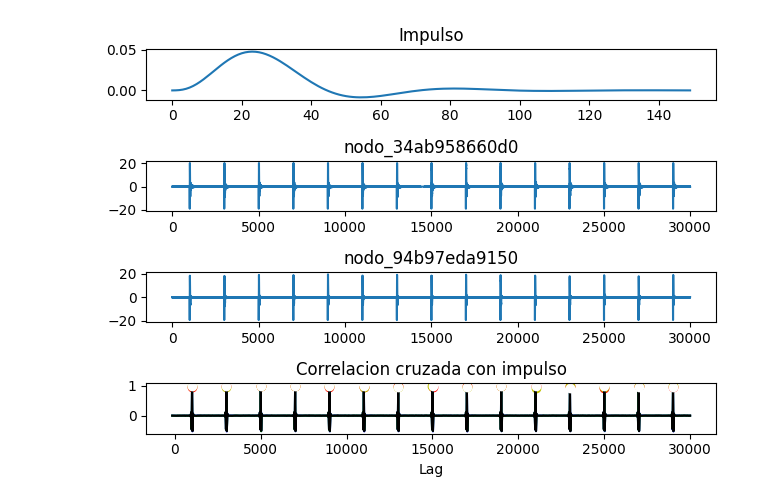
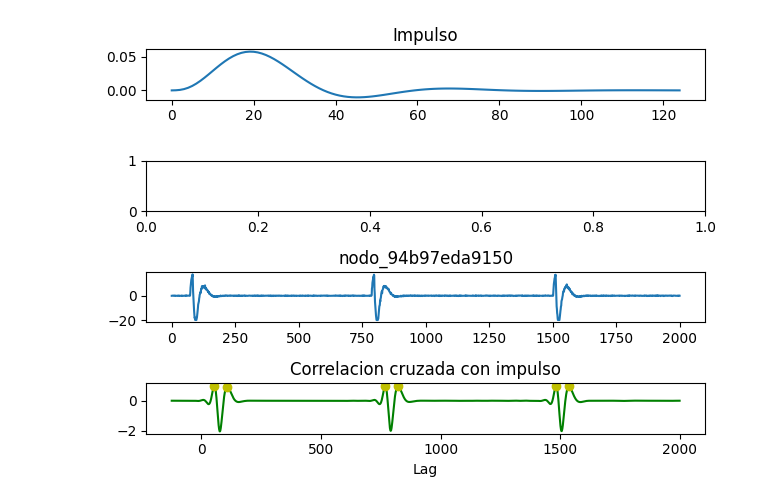
Before and after one commit to aseivane/SHM-analisis-mediciones, a Jupyter notebook: notebook-analisis.ipynb, the cells around one changed output. Cells and saved outputs as stored; diff of their text form; code cells hidden in the pictures.

```diff
--- a/notebook-analisis.ipynb
+++ b/notebook-analisis.ipynb
@@ -5,10 +5,10 @@ import matplotlib.pyplot as plt
 #import mpld3
 #mpld3.enable_notebook()
 # %%
-mps = 500 #frecuencia de muestreo o muestras por segundo
-imp = signal.unit_impulse(150)
+periodo = 125
+imp = signal.unit_impulse(periodo)
 ordenFiltro = 4
-wc = 20/mps #0.038
+wc = 6/periodo #0.038
 b, a = signal.butter(ordenFiltro, wc)
 impulseResponse = signal.lfilter(b, a, imp)
 # %%
@@ -79,8 +80,8 @@ localMaxsDistNodo_34ab958660d0 = np.diff(localMaxsNodo_34ab958660d0)
 # %%
 # Replace 'directory' with the path to your binary file
-directory = '/Users/aseivane/Documents/SHM/SHM-analisis-mediciones/mediciones/medicion_20221116-073/nodo_94b97eda9150/20221116-073-0.dat'
+#directory = '/Users/aseivane/Documents/SHM/SHM-analisis-mediciones/mediciones/medicion_20221116-073/nodo_94b97eda9150/20221116-073-0.dat'
 
-#directory = '/Users/aseivane/Documents/SHM/SHM-analisis-mediciones/mediciones/medicion_20230719-015/nodo_94b97eda9150/20230719-015-0.dat'
+directory = '/Users/aseivane/Documents/SHM/SHM-analisis-mediciones/mediciones/medicion_20230719-015/nodo_94b97eda9150/20230719-015-0.dat'
 
 # Define the data type and width for your binary file
 dtype = np.float64  # Data type of the values in the second column
@@ -197,33 +202,33 @@ ax.xaxis.grid(True, which='major')
 # %%
 fig3, (ax_imp, ax_60d0, ax_9150, ax_corr) = plt.subplots(4, 1)
 ax_imp.plot(impulseResponse)
 ax_imp.set_title('Impulso')
 
-ax_60d0.plot(nodo_34ab958660d0Cortado)
-ax_60d0.set_title('nodo_34ab958660d0')
+#ax_60d0.plot(nodo_34ab958660d0Cortado)
+#ax_60d0.set_title('nodo_34ab958660d0')
 
 ax_9150.plot(nodo_94b97eda9150Cortado)
 ax_9150.set_title('nodo_94b97eda9150')
 
 
-ax_corr.plot(lagsNodo_34ab958660d0, corrNodo_34ab958660d0, 'b-')
-ax_corr.plot(lagsNodo_34ab958660d0[localMaxsNodo_34ab958660d0], corrNodo_34ab958660d0[localMaxsNodo_34ab958660d0], 'ro')
+#ax_corr.plot(lagsNodo_34ab958660d0, corrNodo_34ab958660d0, 'b-')
+#ax_corr.plot(lagsNodo_34ab958660d0[localMaxsNodo_34ab958660d0], corrNodo_34ab958660d0[localMaxsNodo_34ab958660d0], 'ro')
 
 ax_corr.plot(lagsNodo_94b97eda9150, corrNodo_94b97eda9150, 'g-')
 ax_corr.plot(lagsNodo_94b97eda9150[localMaxsNodo_94b97eda9150], corrNodo_94b97eda9150[localMaxsNodo_94b97eda9150], 'yo')
 
 
-ax_corr.plot(lagsNodo_94b97eda2f1c, corrNodo_94b97eda2f1c, 'k-')
-ax_corr.plot(lagsNodo_94b97eda2f1c[localMaxsNodo_94b97eda2f1c], corrNodo_94b97eda2f1c[localMaxsNodo_94b97eda2f1c], 'wo')
+#ax_corr.plot(lagsNodo_94b97eda2f1c, corrNodo_94b97eda2f1c, 'k-')
+#ax_corr.plot(lagsNodo_94b97eda2f1c[localMaxsNodo_94b97eda2f1c], corrNodo_94b97eda2f1c[localMaxsNodo_94b97eda2f1c], 'wo')
 
 ax_corr.set_title('Correlacion cruzada con impulso')
 ax_corr.set_xlabel('Lag')
 
 fig3.tight_layout()
 #mpld3.display()
 plt.show()
 # %% [output]
-[figure, old version]
+[figure, new version]
 # %%
 if len(localMaxsNodo_34ab958660d0) == len(localMaxsNodo_94b97eda9150) :
     deltaIndex = localMaxsNodo_34ab958660d0 - localMaxsNodo_94b97eda9150
```
Also changed, not shown: parts of 5 cells of this notebook, 6 other files.
